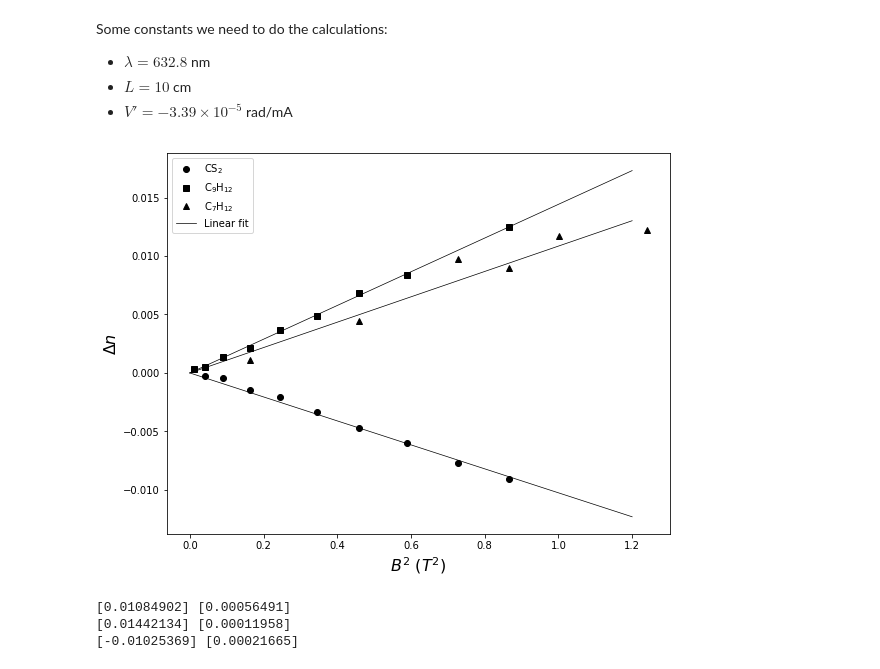
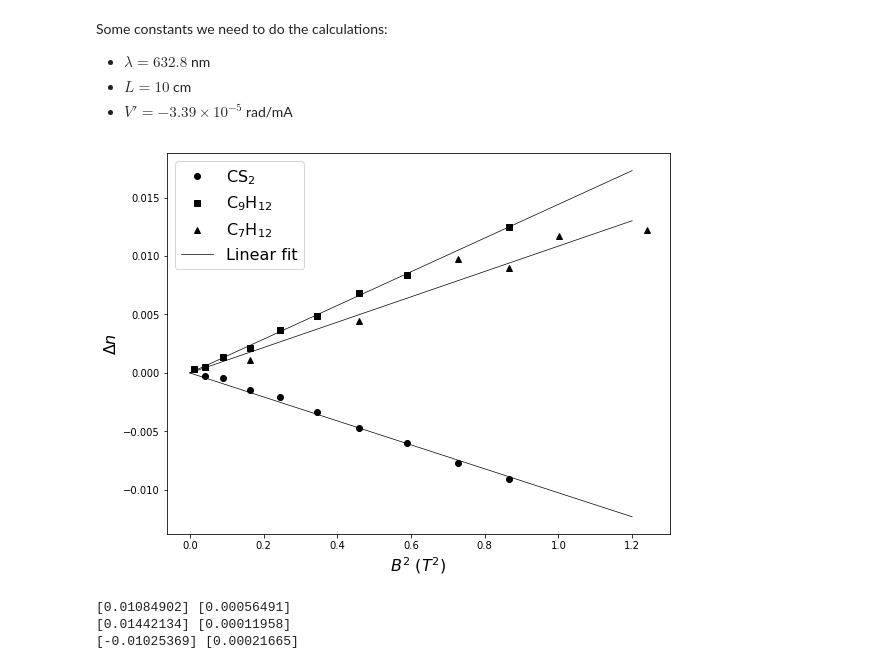
Before and after one commit to iyanmv/APL_ws18-19, a Jupyter notebook: MagnetoOptics/Magneto Optics analysis.ipynb, the cells around one changed output. Cells and saved outputs as stored; diff of their text form; code cells hidden in the pictures.

```diff
--- a/MagnetoOptics/Magneto Optics analysis.ipynb
+++ b/MagnetoOptics/Magneto Optics analysis.ipynb
@@ -300,18 +307,18 @@ sample1_fit, sample1_cov = curve_fit(no_intercept, B_1**2/1e6, delta_n_1*1e7)
 # %%
 fig, ax1 = plt.subplots(1, 1, figsize=(8,6), constrained_layout=True)
 ax1.plot(B_3**2/1e6, delta_n_3*1e7, 'ko', label=u"CS$_2$")
 ax1.plot(B_2**2/1e6, delta_n_2*1e7, 'ks', label=u"C$_9$H$_{12}$")
 ax1.plot(B_1**2/1e6, delta_n_1*1e7, 'k^', label=u"C$_7$H$_{12}$")
 
 ax1.plot(x, x*sample3_fit, 'k-', linewidth=.7, label="Linear fit")
 ax1.plot(x, x*sample2_fit, 'k-', linewidth=.7)
 ax1.plot(x, x*sample1_fit, 'k-', linewidth=.7)
 
 ax1.set_xlabel(u'$B^2$ ($T^2$)', fontsize=16)
 ax1.set_ylabel(u'$\Delta n$', fontsize=16)
-ax1.legend(loc=0);
+ax1.legend(loc=0, fontsize=16);
 # %% [output]
-[figure, old version]
+[figure, new version]
 # %%
 for formato in ("png", "pdf", "eps"):
     fig.savefig(os.path.join(fig_path, 'CM_consts.') + formato)
```
Also changed, not shown: parts of 8 cells of this notebook, 17 other files.
